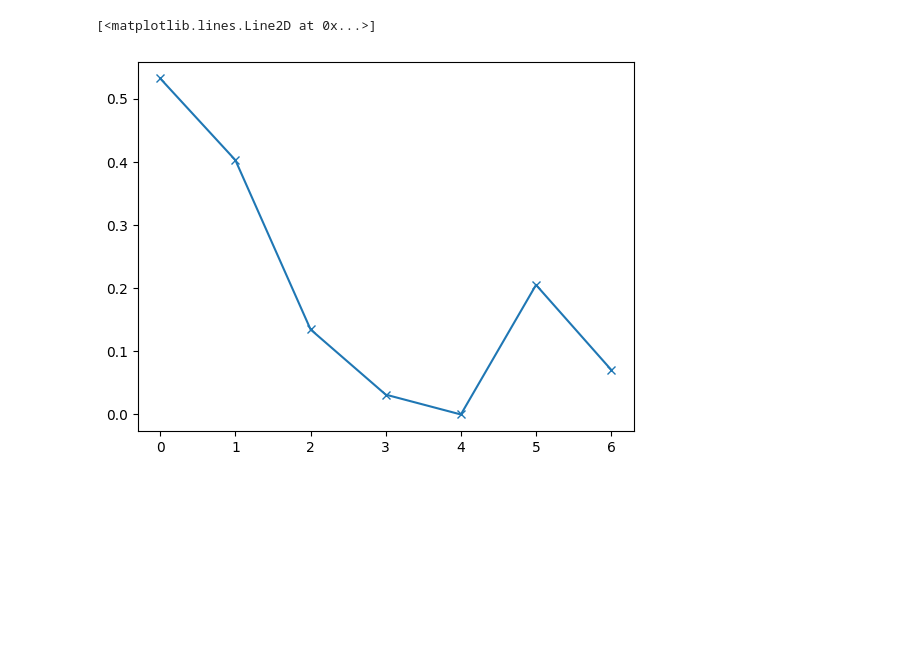
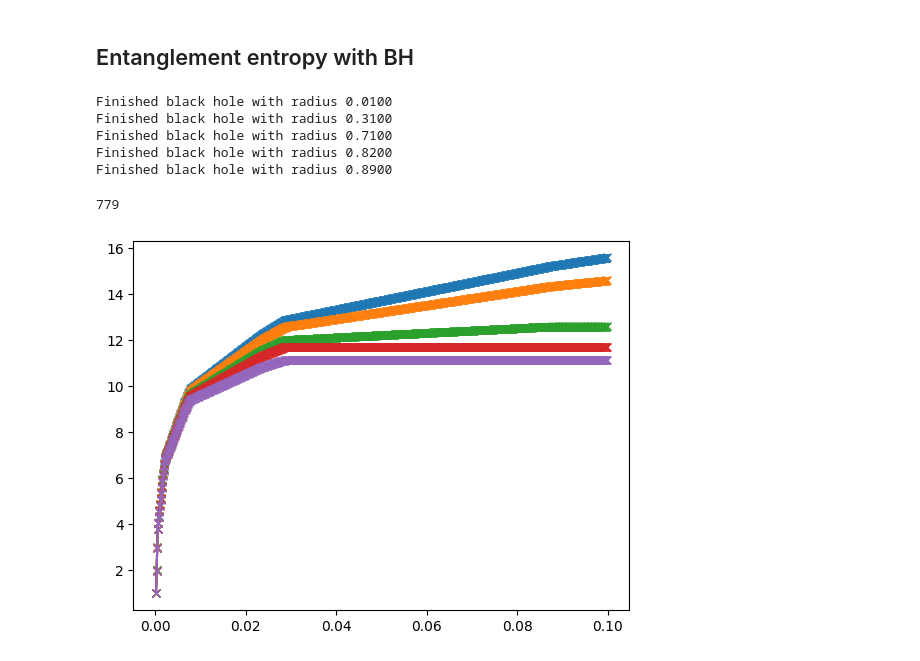
Before and after one commit to Alejo-Costa-Duran/HyperbolicFractonModel, a Jupyter notebook: Simulation.ipynb, the cells around one changed output. Drawn from its saved outputs; the diff is of its cells as text; code cells hidden in the pictures; blank space fills up the shorter version.

```diff
--- a/Simulation.ipynb
+++ b/Simulation.ipynb
@@ -206,5 +100,56 @@ for r in range(0,7):
-# %%
-plt.plot(temps,'x-')
-# %% [output]
-[<matplotlib.lines.Line2D at 0x...>]
-[figure, removed]
+# %% [markdown]
+## Entanglement entropy with BH
+# %%
+model = md.FractonModel(5,4,7, kernel = 'SRG')
+insidePols = insidePolygons(model)
+bHoleRads = [0.01,0.31,0.71,0.82,0.89]
+# %%
+borderSize = int(len(model.border))
+halfBorderSize = int(len(model.border)/2)
+borderPolygons = model.border
+entropy = np.zeros((len(bHoleRads),borderSize-1))
+
+step = 5
+numStatistics = int(borderSize/step)
+
+for radIdx,rad in enumerate(bHoleRads):
+    for size in range(2,halfBorderSize+2):
+        sizeBorder = size-1
+        complementSize = borderSize-sizeBorder
+        startTime = time.time()
+        for start in range(numStatistics):
+            first = step*start
+            last = (step*start+size-1)%borderSize
+            for g in range(len(model.geodesicList)):
+                if model.geodesicList[g].distanceToOrigin > rad:
+                    wedgeGeod = insidePols[g]
+                    x = wedgeGeod[first] == -1
+                    y = wedgeGeod[last] == -1
+                    if bool((x and not y) or (y and not x)):
+                                entropy[radIdx,sizeBorder-1] += 1
+                                entropy[radIdx,complementSize-1]+=1
+        end = time.time()
+        elapsed = end-startTime
+        message = f'Time remaining: {round(elapsed*(halfBorderSize+1-size)/60,2):.2f} m'
+        print(message, end = '\r')
+    print(f'Finished black hole with radius {rad:.4f}',end = '\n')
+entropy[:,int((borderSize-1)/2)] = entropy[:,int((borderSize-1)/2)]/2
+entropy = entropy/numStatistics
+blockSizes = np.linspace(1,borderSize-1,borderSize-1)
+np.save("./entropy.py",entropy)
+# %% [output]
+Finished black hole with radius 0.0100
+Finished black hole with radius 0.3100
+Finished black hole with radius 0.7100
+Finished black hole with radius 0.8200
+Finished black hole with radius 0.8900
+# %%
+np.save("./entropy.npy",entropy)
+blockSizes = np.linspace(1,borderSize-1,borderSize-1)/borderSize
+smallL = blockSizes <0.1
+print(np.sum(smallL))
+for idx in range(5):
+    plt.plot(blockSizes[smallL],entropy[idx,smallL],'x-')
+# %% [output]
+779
+[figure, added]
```
Also changed, not shown: parts of 14 cells of this notebook, 3 other files.
